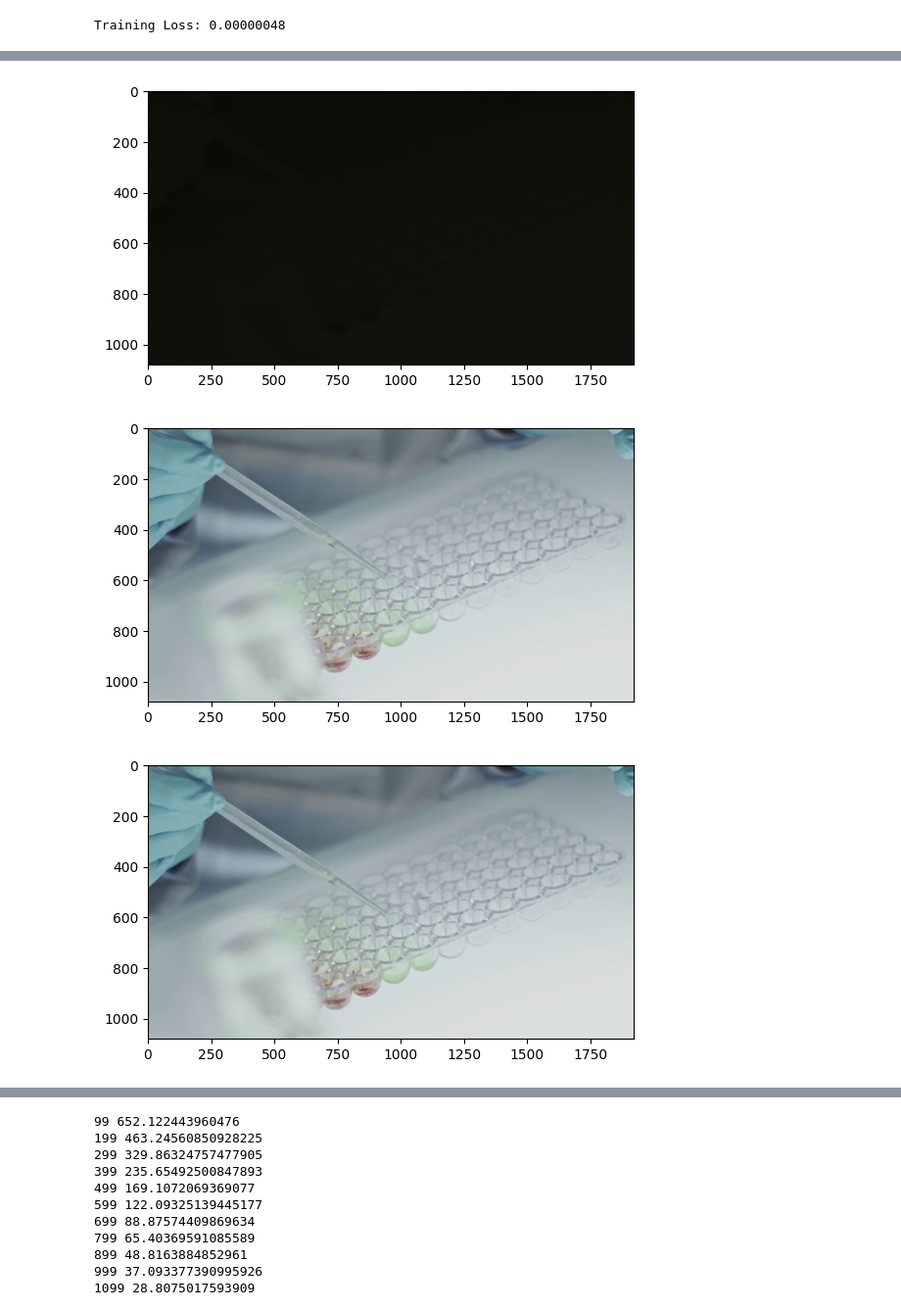
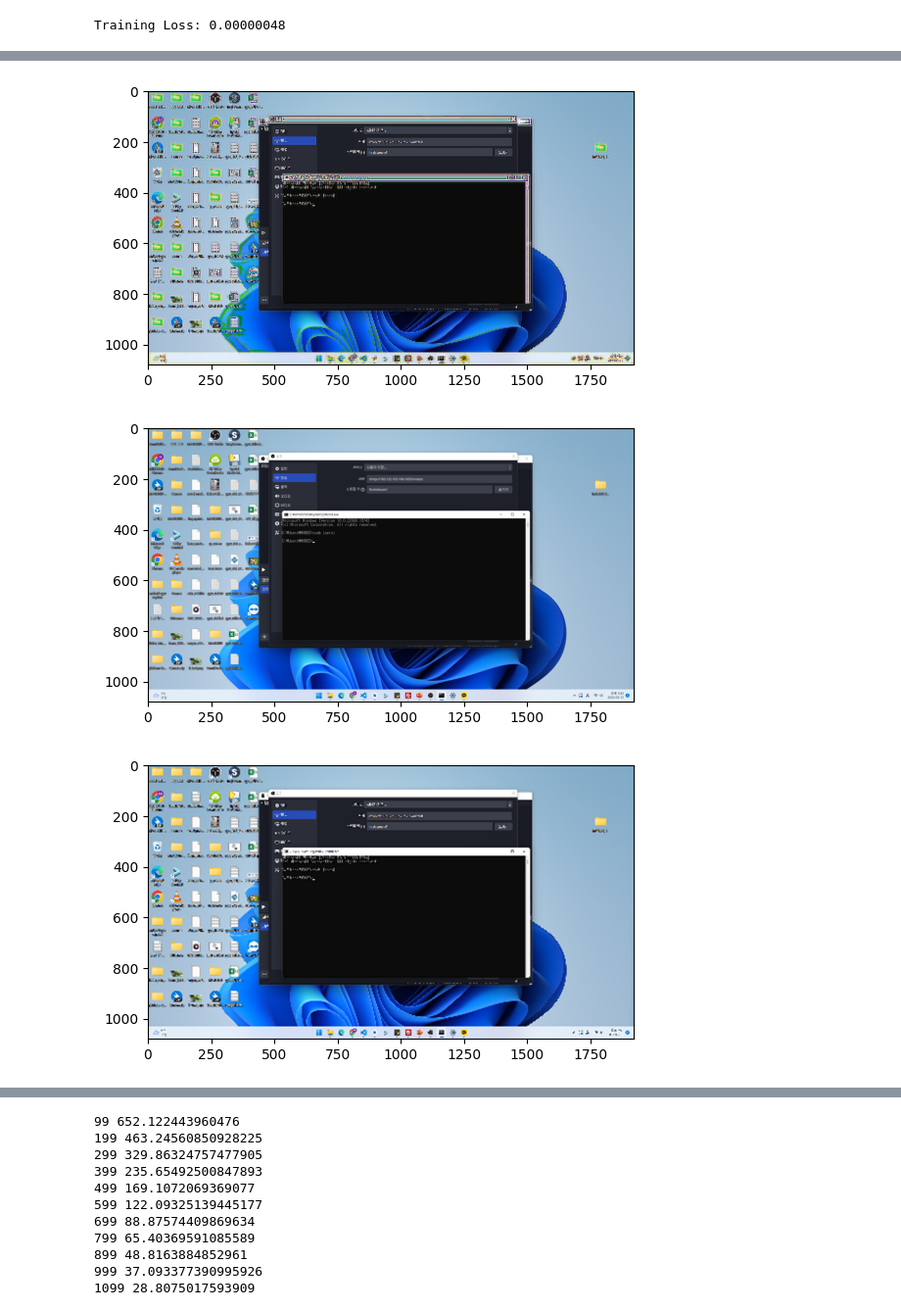
Before and after one commit to M-mckim/Omni_ingest_alpa, a Jupyter notebook: 360test.ipynb, the cells around one changed output, grey strips where cells are left out. Shown: that part at 98% size. Saved outputs shown, nothing was run; the diff lists cells and outputs as text; code cells hidden in the pictures.

```diff
--- a/360test.ipynb
+++ b/360test.ipynb
@@ -58,7 +58,7 @@ import torch
 import cv2
 
 model = EVSRNet()
-#model.load_state_dict(torch.load('C:/Users/MOBED/230306_5pm_loss0037.pth'))
+model.load_state_dict(torch.load('C:/Users/MOBED/Omni_Ingest/Checkpoints/230306_5pm_loss0037.pth'))
 model.eval()
 # %% [output]
 EVSRNet(
@@ -192,6 +192,6 @@ train(model, "evsrnet_t_x4", scale=4, data_path='C:/Users/MOBED/Pictures/Screens
 device :  cuda
 Training Loss: 0.00000048
 # %%
-train(model, "evsrnet_t_x4", scale=4, data_path='C:/Users/MOBED/Omni_Ingest/Sample_data/lol_sample1.png', num_epochs=5000, batch_size=1)
+train(model, "evsrnet_t_x4", scale=4, data_path='C:/Users/MOBED/Omni_Ingest/Sample_data/desktop1.png', num_epochs=1000, batch_size=1)
 # %% [output]
 device :  cuda
@@ -200,38 +200,38 @@ Training Loss: 0.00000013
 import cv2
 
 # SR test function
-lr_img = cv2.imread('C:/Users/MOBED/Omni_Ingest/Sample_data/output_sample.png')
+lr_img = cv2.imread('C:/Users/MOBED/Omni_Ingest/Sample_data/desktop1.png')
 lr_img = cv2.cvtColor(lr_img,cv2.COLOR_BGR2RGB)
 test  = cv2.resize(lr_img,(480*4,270*4),interpolation=cv2.INTER_CUBIC) # dsize(width, height)
 
 lr_img = cv2.resize(lr_img,(480,270),interpolation=cv2.INTER_CUBIC) # dsize(width, height)
 bi_img  = cv2.resize(lr_img,(480*4,270*4),interpolation=cv2.INTER_CUBIC) # dsize(width, height)
 
 lr_img = lr_img.astype(np.float32)
 lr_img = lr_img / 255.
 lr_img = torch.from_numpy(np.transpose(lr_img,(2,0,1))).float()
 lr_img = torch.unsqueeze(lr_img,0) # numpy(C x H x W) -> tensor(N x C x H x W)
 lr_img = lr_img.to(device)
 
 model.eval()
 model.to(device)
 sr_img = model(lr_img)
 
 sr_img = torch.squeeze(sr_img,0) # tensor(N x C x H x W) -> numpy(C x H x W)
 sr_img = T2P(sr_img)
 
 plt.imshow(sr_img)
 plt.show()
 
 plt.imshow(test)
 plt.show()
 
 plt.imshow(bi_img)
 plt.show()
 # %% [output]
-[figure, old version]
+[figure, new version]
-[figure, old version]
+[figure, new version]
-[figure, old version]
+[figure, new version]
 # %%
 def train_w_img(model, model_name, scale, data, num_epochs=2, batch_size=1):
 
```
Also changed, not shown: parts of 5 cells of this notebook, 5 other files.
